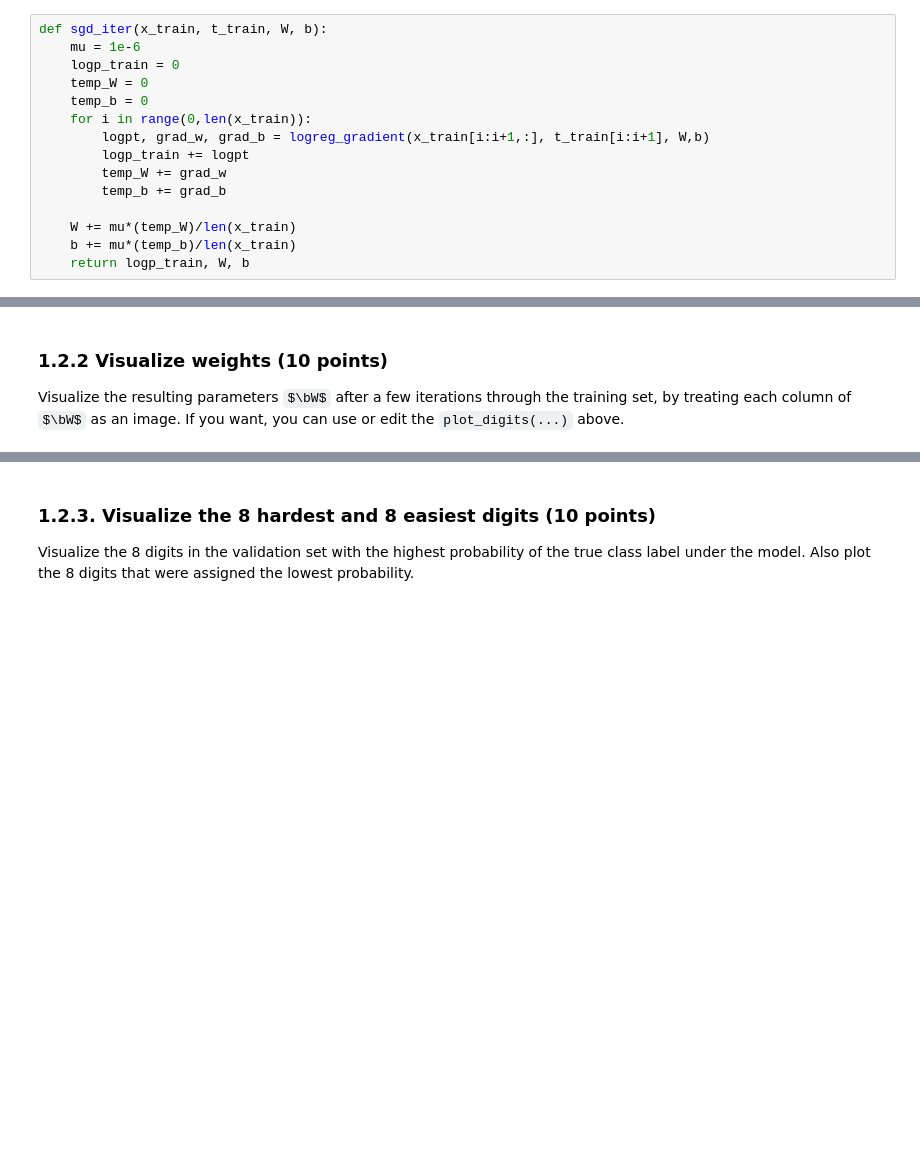
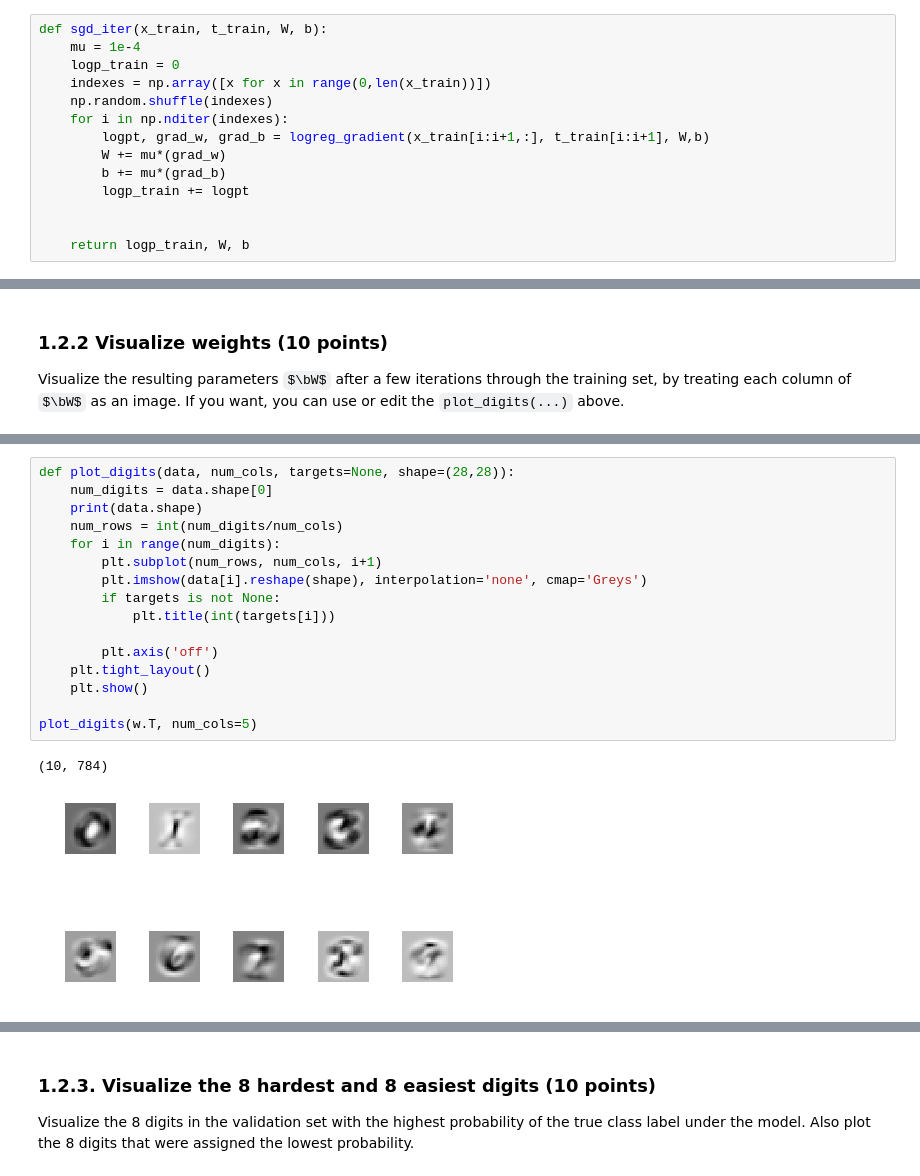
Before and after one commit to TraianVidrascu/ML1, a Jupyter notebook: lab2/12280046_11808527_lab2.ipynb, the cells around one changed output, grey strips where cells are left out. Drawn from its saved outputs; the diff is of its cells as text; some formulas as TeX source; blank space fills up the shorter version.

```diff
--- a/lab2/12280046_11808527_lab2.ipynb
+++ b/lab2/12280046_11808527_lab2.ipynb
@@ -407,18 +407,17 @@ Finite difference error grad_b: 5.235117486085727e-08
 Write a function `sgd_iter(x_train, t_train, w, b)` that performs one iteration of stochastic gradient descent (SGD), and returns the new weights. It should go through the trainingset once in randomized order, call `logreg_gradient(x, t, w, b)` for each datapoint to get the gradients, and update the parameters **using a small learning rate of `1e-6`**. Note that in this case we're maximizing the likelihood function, so we should actually performing gradient ___ascent___... For more information about SGD, see Bishop 5.2.4 or an online source (i.e. https://en.wikipedia.org/wiki/Stochastic_gradient_descent)
 # %%
 def sgd_iter(x_train, t_train, W, b):
-    mu = 1e-6
+    mu = 1e-4
     logp_train = 0
-    temp_W = 0
-    temp_b = 0
-    for i in range(0,len(x_train)):
+    indexes = np.array([x for x in range(0,len(x_train))])
+    np.random.shuffle(indexes)
+    for i in np.nditer(indexes):
         logpt, grad_w, grad_b = logreg_gradient(x_train[i:i+1,:], t_train[i:i+1], W,b)
+        W += mu*(grad_w)
+        b += mu*(grad_b)
         logp_train += logpt
-        temp_W += grad_w
-        temp_b += grad_b
 
-    W += mu*(temp_W)/len(x_train)
-    b += mu*(temp_b)/len(x_train)
+
     return logp_train, W, b
 # %%
 # Hidden tests for efficiency
@@ -461,0 +491,19 @@ YOUR ANSWER HERE
+# %%
+def plot_digits(data, num_cols, targets=None, shape=(28,28)):
+    num_digits = data.shape[0]
+    print(data.shape)
+    num_rows = int(num_digits/num_cols)
+    for i in range(num_digits):
+        plt.subplot(num_rows, num_cols, i+1)
+        plt.imshow(data[i].reshape(shape), interpolation='none', cmap='Greys')
+        if targets is not None:
+            plt.title(int(targets[i]))
+
+        plt.axis('off')
+    plt.tight_layout()
+    plt.show()
+
+plot_digits(w.T, num_cols=5)
+# %% [output]
+(10, 784)
+[figure, added]
```
Also changed, not shown: parts of 8 cells of this notebook.
